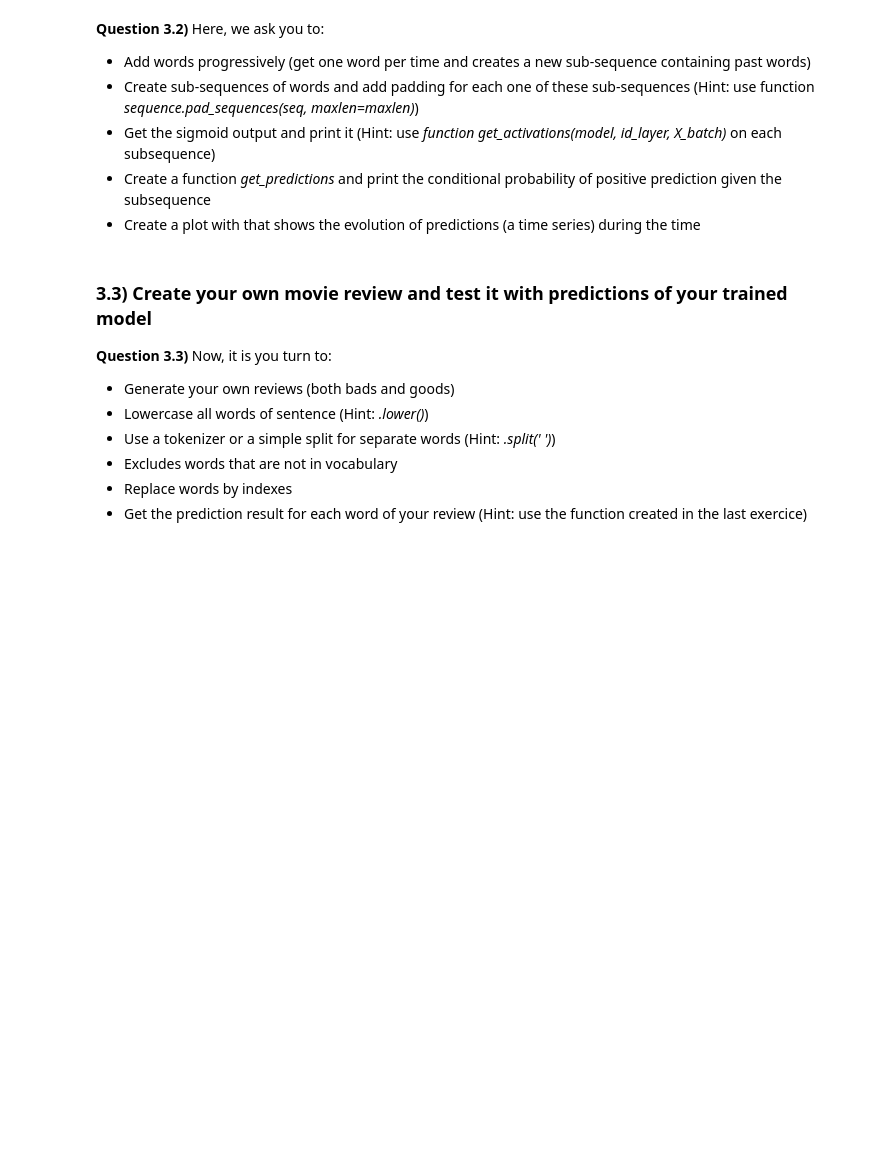
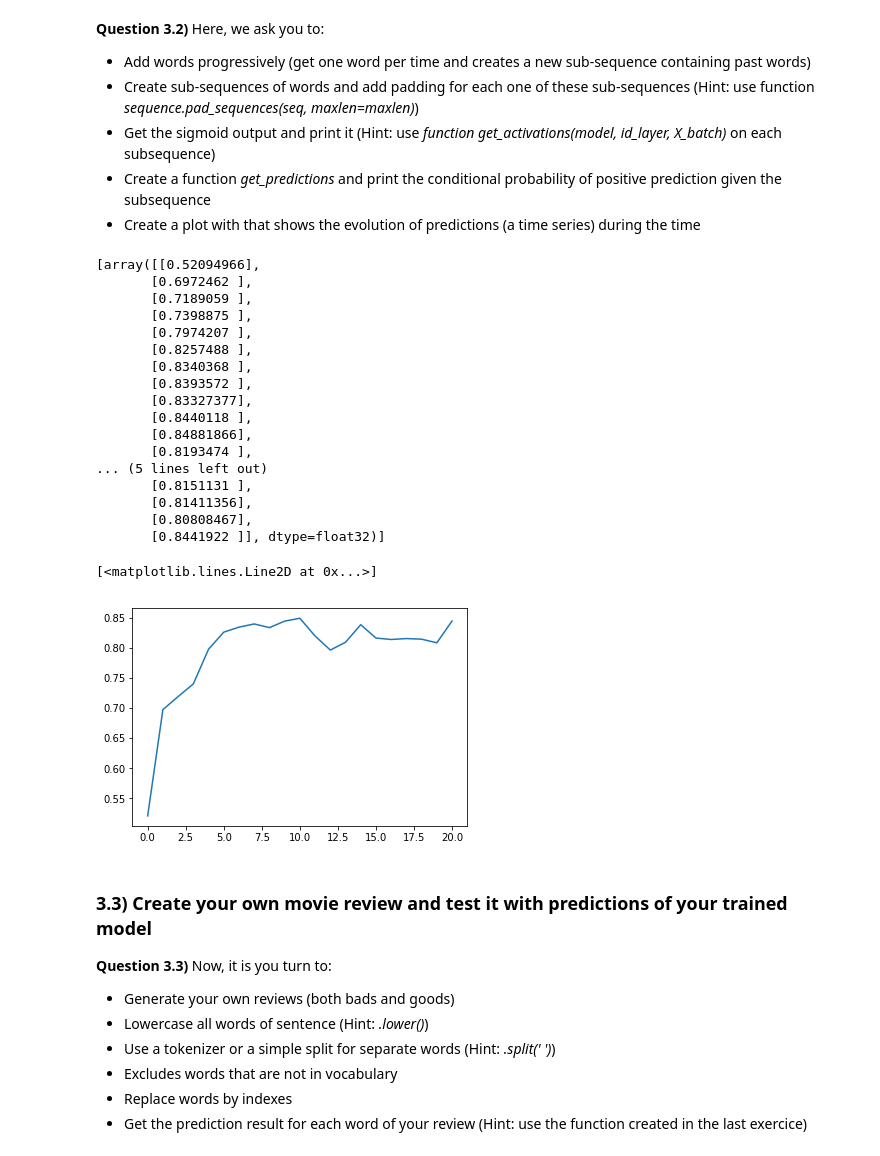
Before and after one commit to iqdecay/DeepLearning, a Jupyter notebook: LabSession6-RNN-IMDB-student.ipynb, the cells around one changed output. Cells and saved outputs as stored; diff of their text form; code cells hidden in the pictures; blank space fills up the shorter version.

```diff
--- a/LabSession6-RNN-IMDB-student.ipynb
+++ b/LabSession6-RNN-IMDB-student.ipynb
@@ -414,3 +440,43 @@ print(indexes_to_text(random_review_sample))
+# %%
+review_sample = indexes_to_text(random_review_sample)
+max_len_padding = 500
+list_sequence = []
+
+for k in range(len(random_review_sample)):
+    sub_sequence = random_review_sample[0:k+1]
+    list_sequence.append(sub_sequence)
+
+pad_sequence = sequence.pad_sequences(list_sequence, maxlen=max_len_padding)
+output = get_activations(our_model,3,pad_sequence)
+
+print(output)
+
+def get_predictions(model, review):
+    prediction = model.predict(review)
+    return prediction
+
+fig=plt.figure()
+plt.plot(get_predictions(our_model, pad_sequence))
+# %% [output]
+[array([[0.52094966],
+       [0.6972462 ],
+       [0.7189059 ],
+       [0.7398875 ],
+       [0.7974207 ],
+       [0.8257488 ],
+       [0.8340368 ],
+       [0.8393572 ],
+       [0.83327377],
+       [0.8440118 ],
+       [0.84881866],
+       [0.8193474 ],
+... (5 lines left out)
+       [0.8151131 ],
+       [0.81411356],
+       [0.80808467],
+       [0.8441922 ]], dtype=float32)]
+[<matplotlib.lines.Line2D at 0x...>]
+[figure, added]
 # %% [markdown]
 ### 3.3) Create your own movie review and test it with predictions of your trained model
 
```
Also changed, not shown: parts of 9 cells of this notebook, 1 other file.
